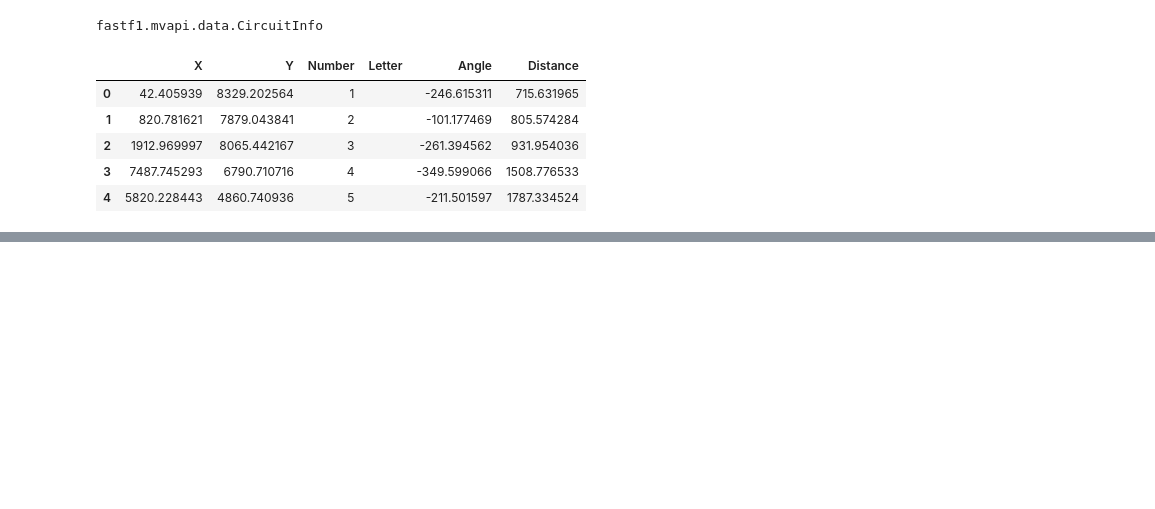
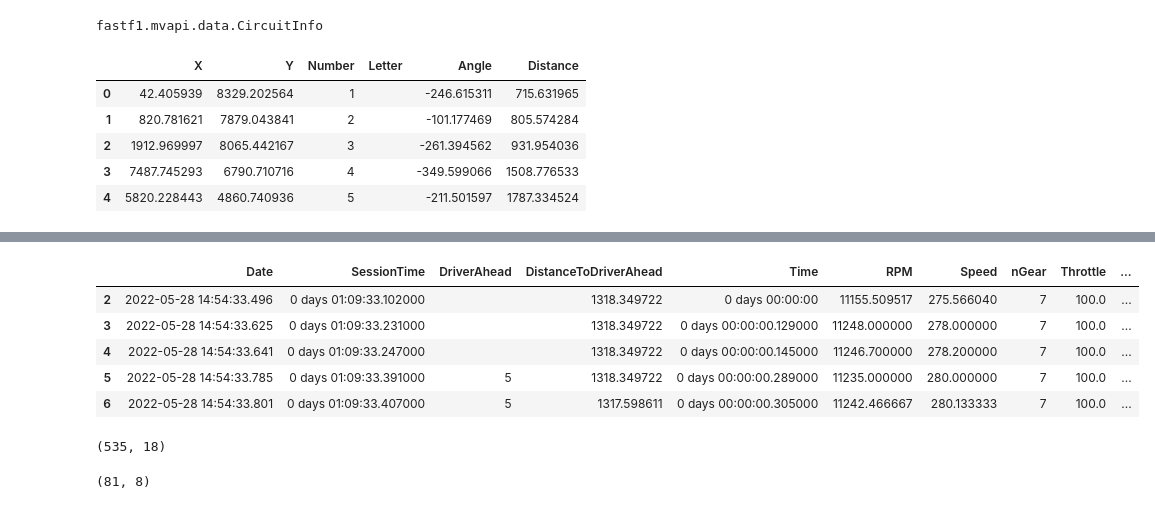
Before and after one commit to prathameshbadve/f1_ds_project, a Jupyter notebook: notebooks/data_exploration/fastf1_api_exploration.ipynb, the cells around one changed output, grey strips where cells are left out. Saved outputs shown, nothing was run; the diff lists cells and outputs as text; code cells hidden in the pictures; blank space fills up the shorter version.

```diff
--- a/notebooks/data_exploration/fastf1_api_exploration.ipynb
+++ b/notebooks/data_exploration/fastf1_api_exploration.ipynb
@@ -571,0 +574,3 @@ circuit_info.corners.head()
+# %%
+session = ff1.get_session(2022, 'Monaco', 'Q')
+session.load(laps=False, telemetry=False, weather=False, messages=False)
@@ -571,0 +631,2 @@ circuit_info.corners.head()
+# %%
+session.load(laps=True, telemetry=False, weather=False, messages=False)
@@ -571,0 +652,2 @@ circuit_info.corners.head()
+# %%
+laps = session.laps
@@ -571,0 +658,3 @@ circuit_info.corners.head()
+# %%
+fastest_lap = laps.pick_fastest()
+fastest_lap
@@ -571,0 +703,19 @@ circuit_info.corners.head()
+# %%
+tele = fastest_lap.get_telemetry()
+tele.head()
+# %% [output]
+|  | Date | SessionTime | DriverAhead | DistanceToDriverAhead | Time | RPM | Speed | nGear | Throttle | ... |
+| 2 | 2022-05-28 14:54:33.496 | 0 days 01:09:33.102000 |  | 1318.349722 | 0 days 00:00:00 | 11155.509517 | 275.566040 | 7 | 100.0 | ... |
+| 3 | 2022-05-28 14:54:33.625 | 0 days 01:09:33.231000 |  | 1318.349722 | 0 days 00:00:00.129000 | 11248.000000 | 278.000000 | 7 | 100.0 | ... |
+| 4 | 2022-05-28 14:54:33.641 | 0 days 01:09:33.247000 |  | 1318.349722 | 0 days 00:00:00.145000 | 11246.700000 | 278.200000 | 7 | 100.0 | ... |
+| 5 | 2022-05-28 14:54:33.785 | 0 days 01:09:33.391000 | 5 | 1318.349722 | 0 days 00:00:00.289000 | 11235.000000 | 280.000000 | 7 | 100.0 | ... |
+| 6 | 2022-05-28 14:54:33.801 | 0 days 01:09:33.407000 | 5 | 1317.598611 | 0 days 00:00:00.305000 | 11242.466667 | 280.133333 | 7 | 100.0 | ... |
+# %%
+tele.shape
+# %% [output]
+(535, 18)
+# %%
+weather = session.weather_data
+weather.shape
+# %% [output]
+(81, 8)
```
Also changed, not shown: parts of 15 cells of this notebook.
